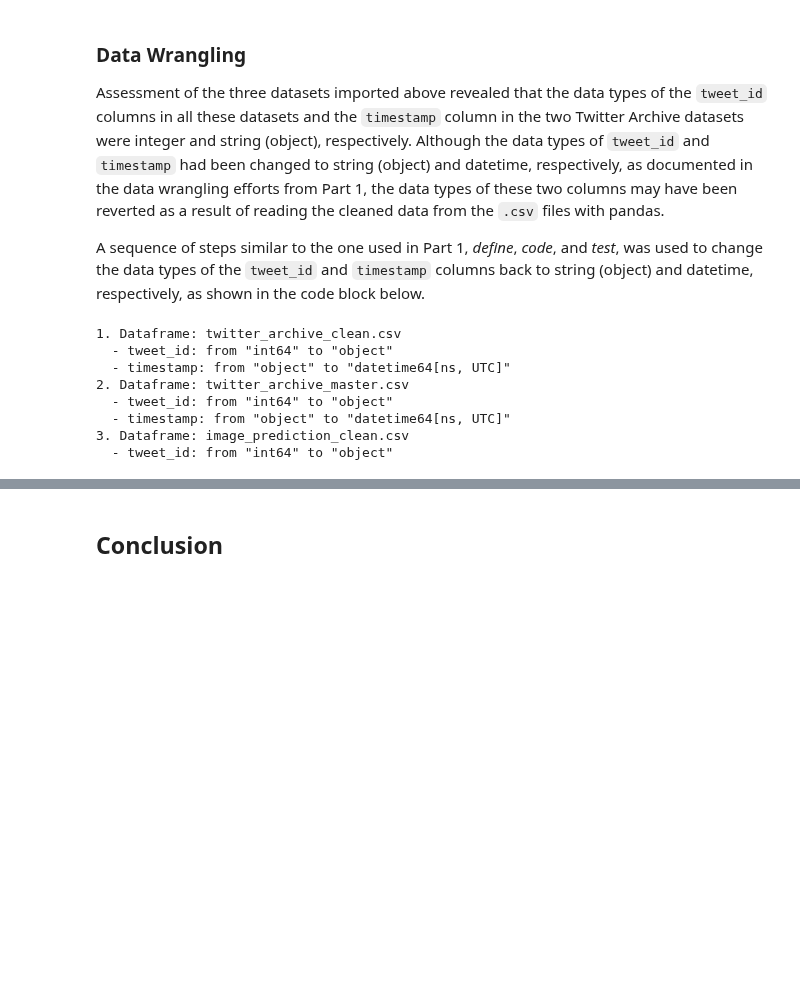
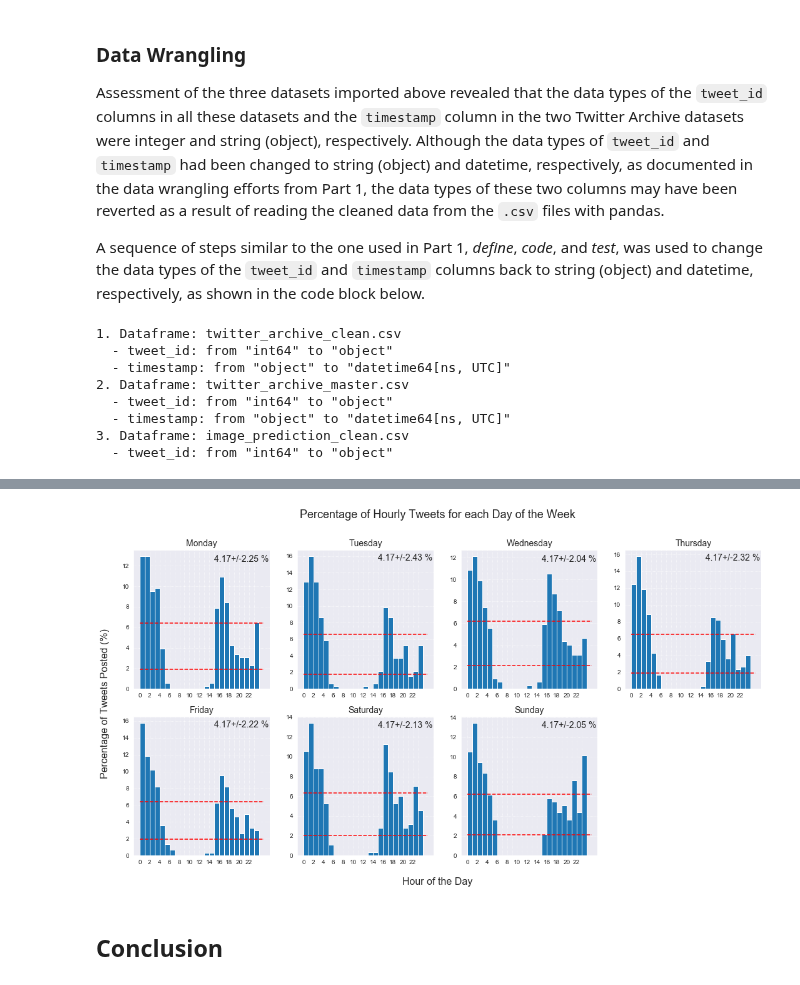
Before and after one commit to jmlcode/p3-analyze-tweet-data, a Jupyter notebook: eda_act.ipynb, the cells around one changed output, grey strips where cells are left out. Drawn from its saved outputs; the diff is of its cells as text; code cells hidden in the pictures; blank space fills up the shorter version.

```diff
--- a/eda_act.ipynb
+++ b/eda_act.ipynb
@@ -67,0 +150,6 @@ for i in range(len(df_list)):
+# %%
+# sort values by three columns and reset index
+df_1.sort_values(by = ['day', 'hour', 'tweet_percentage'], inplace = True)
+df_1.reset_index(drop = True, inplace = True)
+
+df_1.head()
@@ -68,3 +163,75 @@ for i in range(len(df_list)):
+# %%
+day_of_week = ['Monday', 'Tuesday', 'Wednesday', 'Thursday', 'Friday', 'Saturday', 'Sunday']
+dow = [day for day in np.arange(7)] # integers representing days of a week
+
+# dictionary mapping integers to days of a week
+dow_dict = {}
+for key in dow:
+    # integer: day of week (ex 0: Monday)
+    dow_dict[key] = day_of_week[key]
+# %%
+# create figure with 2-by-4 subplots
+rows = 2
+cols = 4
+fig, ax = plt.subplots(nrows = rows, ncols = cols, figsize = (18,9))
+
+# add figure title and common x, y axes labels for all subplots
+fig.suptitle('Percentage of Hourly Tweets for each Day of the Week', fontsize = 18)
+fig.text(x = 0.5, y = 0.06, s = 'Hour of the Day', ha = 'center', va = 'center', fontsize = 16)
+fig.text(x = 0.09, y = 0.5, s = 'Percentage of Tweets Posted (%)', ha = 'center', va = 'center', rotation = 'vertical', fontsize = 16)
+
+# for each subplot, ax[row, col]
+for row in np.arange(rows):
+    for col in np.arange(cols):
+
+        if row == 0: # in first row, col number = integer for the given day
+            df = df_1.query('day == @col') # filter data for the given day
+            day_name = dow_dict[col] # find name of the day
+
+        else:
+            # delete last (eighth) subplot because there is only seven days in a week
+            if col == cols - 1:
+                fig.delaxes(ax[row, col])
+                break
+
+            # in second row, col number = integer for the given day - 4
+            df = df_1.query('day == @col + 4')
+            day_name = dow_dict[col + 4]
+
+        # set up xtick locations and labels
+        width = 2
+        x_loc = list(df.hour * width)
+        labels = [label for label in np.arange(24)]
+
+        # bar plots for percentage of hourly tweets for each day of week
+        ax[row, col].bar(x = x_loc, height = df.tweet_percentage, width = width, align = 'edge')
+
+        # label suplot with name of the day
+        ax[row, col].set_title(day_name, fontsize = 14)
+
+        # label xticks by increments of two: 0, 2, ..., 22
+        for i in range(len(labels)):
+            if labels[i] % 2 != 0:
+                labels[i] = ''
+
+        # add xtick labels to the subplot
+        ax[row, col].set_xticks(ticks = x_loc)
+        ax[row, col].set_xticklabels(labels = labels)
+
+        # statistics for percentages of tweets across hours in a given day
+        avg = df.tweet_percentage.mean()
+        sd = df.tweet_percentage.std()
+        lower = avg - sd/2
+        upper = avg + sd/2
+
+        # horizontal lines for mean percentage +,- standard deviation/2
+        ax[row, col].hlines(y = lower, xmin = 0, xmax = 50, colors = 'red', linestyles = '--')
+        ax[row, col].hlines(y = upper, xmin = 0, xmax = 50, colors = 'red', linestyles = '--')
+
+        # legend for statistics
+        ax[row, col].text(x = 30, y = df.tweet_percentage.max()-0.5, s = '{}+/-{} %'.format(round(avg, 2), round(sd/2, 2)), fontsize = 14)
+# %% [output]
+[figure, added]
 # %% [markdown]
 <a id='conclusion'></a>
 ## Conclusion
```
Also changed, not shown: parts of 8 cells of this notebook.
